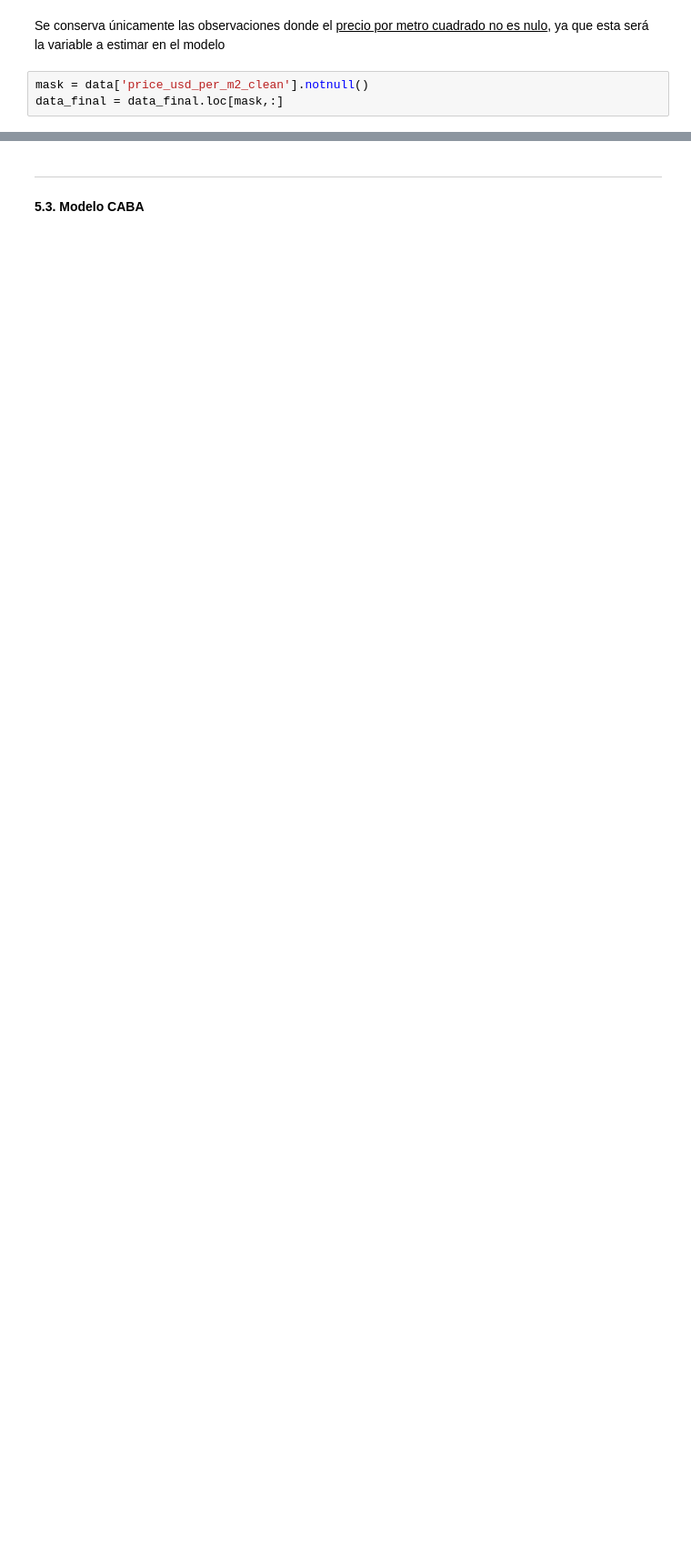
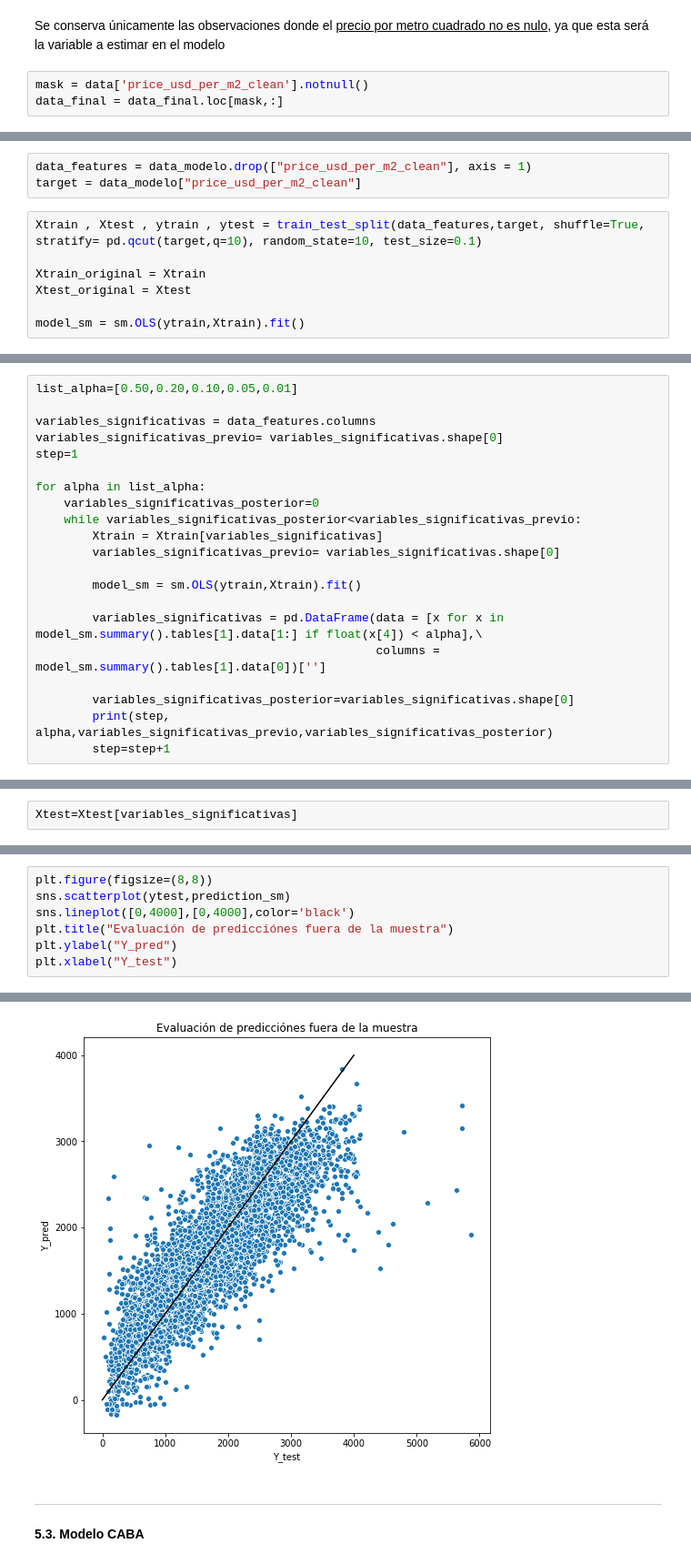
Before and after one commit to Hacho55/DataScience_Grp5, a Jupyter notebook: Entregables/Desafio 2/Grupo5_Desafio2_Entregable.ipynb, the cells around one changed output, grey strips where cells are left out. Shown at 91% size. Cells and saved outputs as stored; diff of their text form; blank space fills up the shorter version.

```diff
--- a/Entregables/Desafio 2/Grupo5_Desafio2_Entregable.ipynb
+++ b/Entregables/Desafio 2/Grupo5_Desafio2_Entregable.ipynb
@@ -1596,0 +1542,10 @@ dataCiudad = data_final
+# %%
+data_features = data_modelo.drop(["price_usd_per_m2_clean"], axis = 1)
+target = data_modelo["price_usd_per_m2_clean"]
+# %%
+Xtrain , Xtest , ytrain , ytest = train_test_split(data_features,target, shuffle=True, stratify= pd.qcut(target,q=10), random_state=10, test_size=0.1)
+
+Xtrain_original = Xtrain
+Xtest_original = Xtest
+
+model_sm = sm.OLS(ytrain,Xtrain).fit()
@@ -1596,0 +1572,21 @@ dataCiudad = data_final
+# %%
+list_alpha=[0.50,0.20,0.10,0.05,0.01]
+
+variables_significativas = data_features.columns
+variables_significativas_previo= variables_significativas.shape[0]
+step=1
+
+for alpha in list_alpha:
+    variables_significativas_posterior=0
+    while variables_significativas_posterior<variables_significativas_previo:
+        Xtrain = Xtrain[variables_significativas]
+        variables_significativas_previo= variables_significativas.shape[0]
+
+        model_sm = sm.OLS(ytrain,Xtrain).fit()
+
+        variables_significativas = pd.DataFrame(data = [x for x in model_sm.summary().tables[1].data[1:] if float(x[4]) < alpha],\
+                                                columns = model_sm.summary().tables[1].data[0])['']
+
+        variables_significativas_posterior=variables_significativas.shape[0]
+        print(step, alpha,variables_significativas_previo,variables_significativas_posterior)
+        step=step+1
@@ -1596,0 +1655,2 @@ dataCiudad = data_final
+# %%
+Xtest=Xtest[variables_significativas]
@@ -1596,0 +1730,8 @@ dataCiudad = data_final
+# %%
+plt.figure(figsize=(8,8))
+sns.scatterplot(ytest,prediction_sm)
+sns.lineplot([0,4000],[0,4000],color='black')
+plt.title("Evaluación de predicciónes fuera de la muestra")
+plt.ylabel("Y_pred")
+plt.xlabel("Y_test")
+# %% [output]
@@ -1597,3 +1739,4 @@ dataCiudad = data_final
+[figure, added]
 # %% [markdown]
 ---
 <b><a id='section_5_3'>5.3. Modelo CABA</a>  </b>
```
Also changed, not shown: parts of 90 cells of this notebook, 2 other files.
